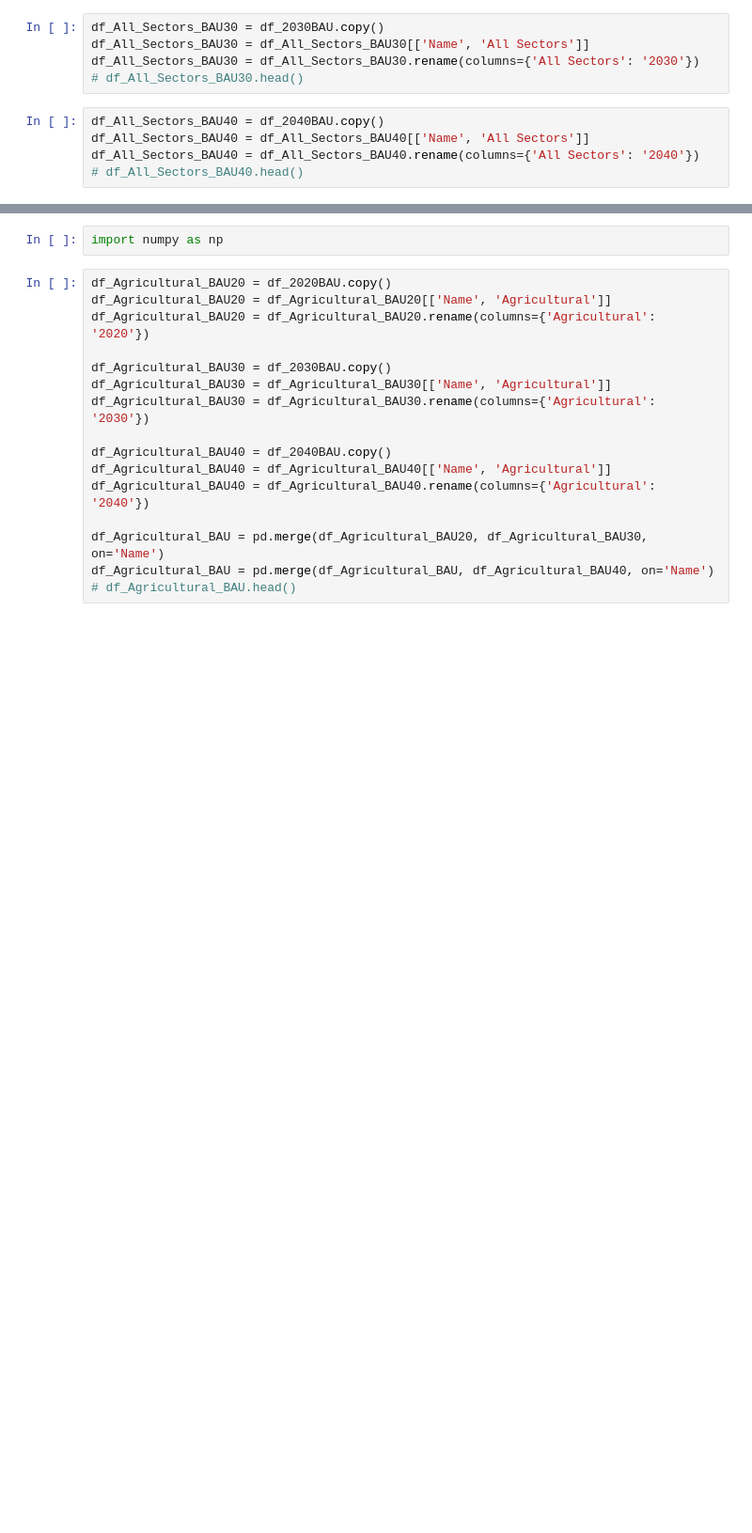
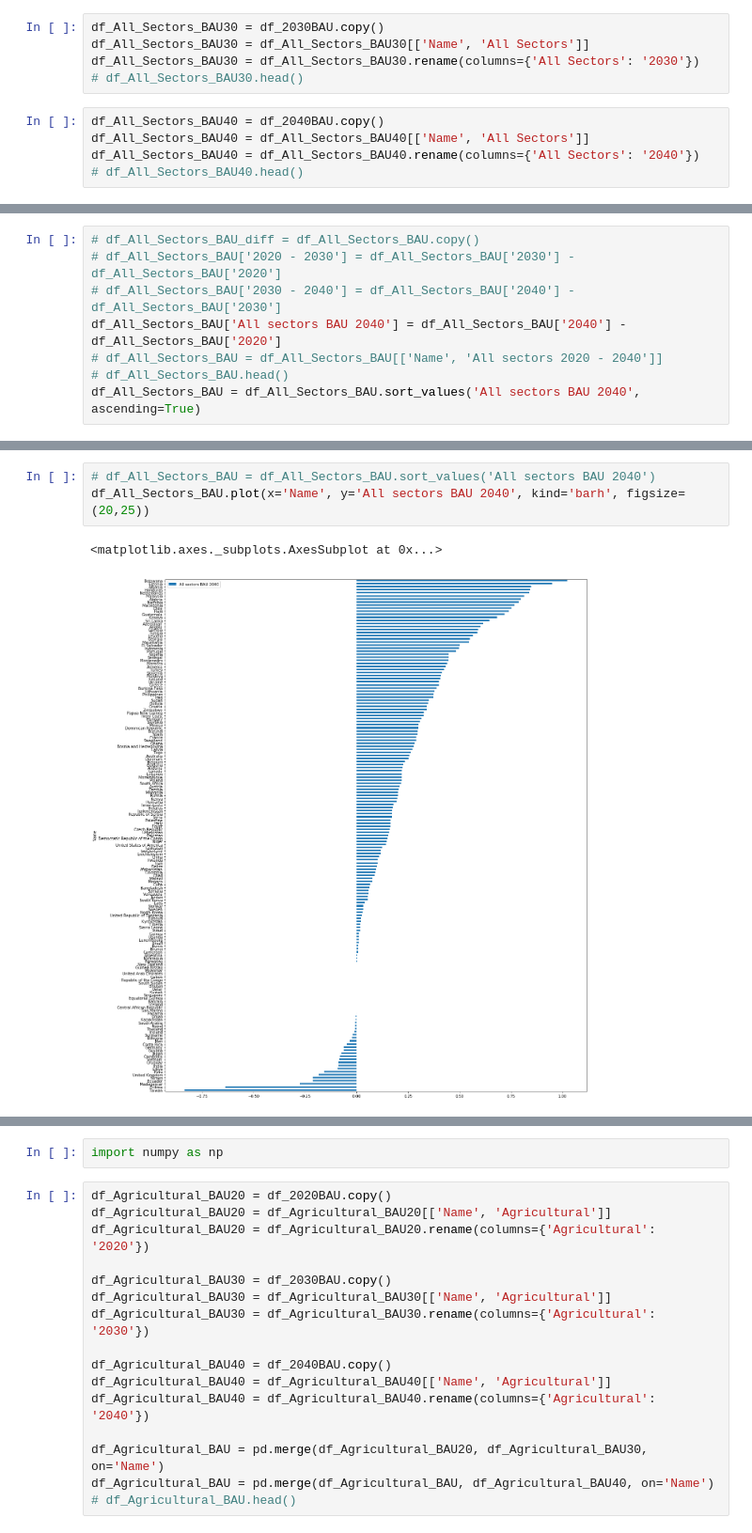
Before and after one commit to SYChJung/studio-projects, a Jupyter notebook: code/project2/Visualizing_Water_Stress_Change_in_Each_Country.ipynb, the cells around one changed output, grey strips where cells are left out. Shown at 94% size. Cells and saved outputs as stored; diff of their text form; blank space fills up the shorter version.

```diff
--- a/code/project2/Visualizing_Water_Stress_Change_in_Each_Country.ipynb
+++ b/code/project2/Visualizing_Water_Stress_Change_in_Each_Country.ipynb
@@ -285,0 +53,8 @@ df_Domestic_pe.plot(x='Name', y='2020 - 2040', kind='barh', figsize=(20,25))
+# %%
+# df_All_Sectors_BAU_diff = df_All_Sectors_BAU.copy()
+# df_All_Sectors_BAU['2020 - 2030'] = df_All_Sectors_BAU['2030'] - df_All_Sectors_BAU['2020']
+# df_All_Sectors_BAU['2030 - 2040'] = df_All_Sectors_BAU['2040'] - df_All_Sectors_BAU['2030']
+df_All_Sectors_BAU['All sectors BAU 2040'] = df_All_Sectors_BAU['2040'] - df_All_Sectors_BAU['2020']
+# df_All_Sectors_BAU = df_All_Sectors_BAU[['Name', 'All sectors 2020 - 2040']]
+# df_All_Sectors_BAU.head()
+df_All_Sectors_BAU = df_All_Sectors_BAU.sort_values('All sectors BAU 2040', ascending=True)
@@ -285,0 +83,6 @@ df_Domestic_pe.plot(x='Name', y='2020 - 2040', kind='barh', figsize=(20,25))
+# %%
+# df_All_Sectors_BAU = df_All_Sectors_BAU.sort_values('All sectors BAU 2040')
+df_All_Sectors_BAU.plot(x='Name', y='All sectors BAU 2040', kind='barh', figsize=(20,25))
+# %% [output]
+<matplotlib.axes._subplots.AxesSubplot at 0x...>
+[figure, added]
```
Also changed, not shown: parts of 71 cells of this notebook, 2 other files.
